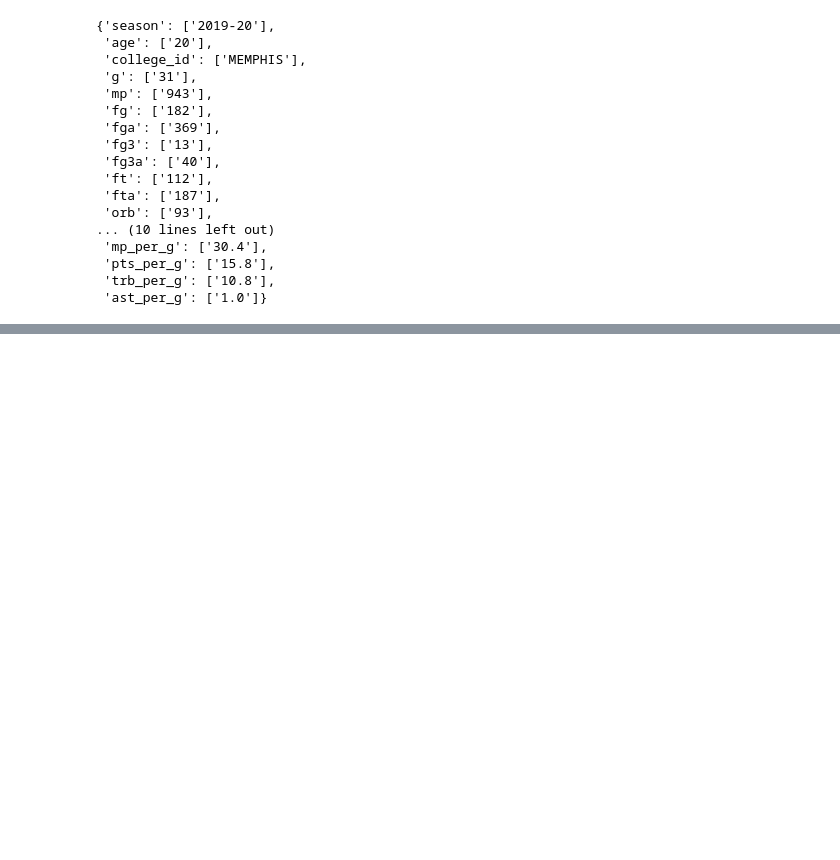
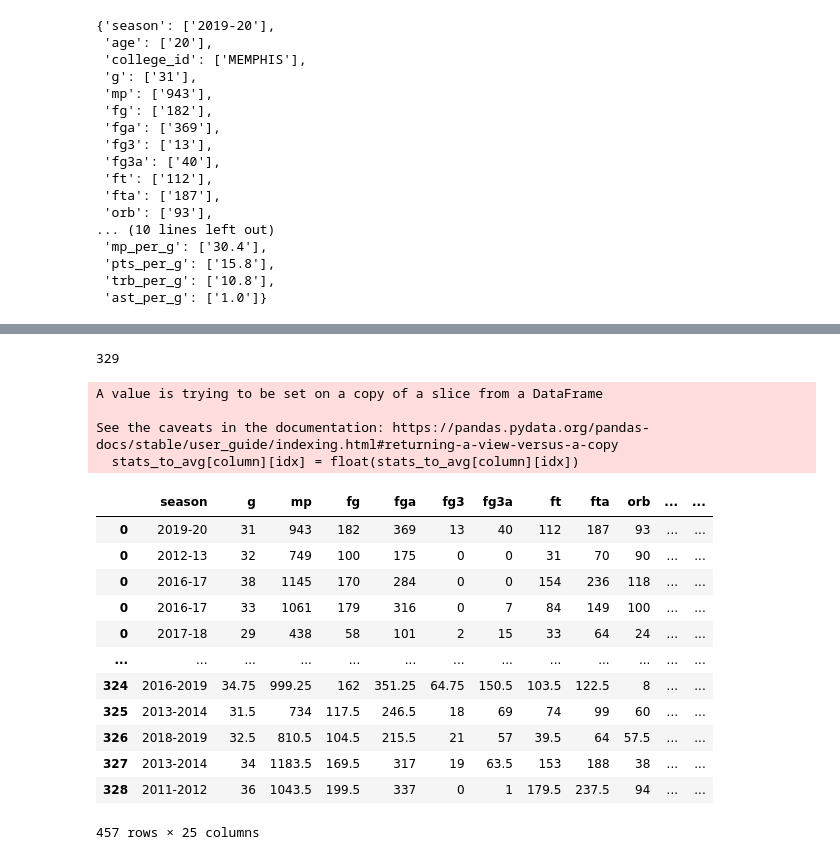
Before and after one commit to Jirawatz/NBA_Predictor, a Jupyter notebook: NBA Predictor.ipynb, the cells around one changed output, grey strips where cells are left out. Saved outputs shown, nothing was run; the diff lists cells and outputs as text; code cells hidden in the pictures; blank space fills up the shorter version.

```diff
--- a/NBA Predictor.ipynb
+++ b/NBA Predictor.ipynb
@@ -214,0 +220,3 @@ https://www.basketball-reference.com/players/a/aldrila01.html
+# %%
+df_player
+df_college_stats = build_nba_college(df_player)
@@ -214,0 +251,20 @@ https://www.basketball-reference.com/players/a/aldrila01.html
+# %%
+def get_multiple_years(df_college_stats):
+    """ Gets dataframe of players who played multiple years
+
+        Args:
+            df_college_stats (pd.DataFrame): all college player statistics
+
+        Returns:
+            df_multiples (pd.GroupBy): all statistics of multiple year players
+                                            grouped by player
+    """
+    x = df_college_stats.duplicated(['player_name'],keep=False)
+    y = df_college_stats[x].groupby('player_name',sort=False)
+
+    return(y)
+
+df_multiples = get_multiple_years(df_college_stats)
+df_multiples
+# %% [output]
+329
@@ -214,0 +310,31 @@ https://www.basketball-reference.com/players/a/aldrila01.html
+# %%
+multiples = df_college_stats.duplicated(['player_name'],keep=False)
+
+df_multiples = get_multiple_years(df_college_stats)
+
+df_college_avg = avg_college_stats(df_multiples)
+
+df_college = df_college_stats[~multiples].drop(['college_id','age'],axis=1)
+
+df_final_college = df_college.append(df_college_avg)
+# %% [output]
+A value is trying to be set on a copy of a slice from a DataFrame
+
+See the caveats in the documentation: https://pandas.pydata.org/pandas-docs/stable/user_guide/indexing.html#returning-a-view-versus-a-copy
+  stats_to_avg[column][idx] = float(stats_to_avg[column][idx])
+# %%
+df_final_college
+# %% [output]
+|  | season | g | mp | fg | fga | fg3 | fg3a | ft | fta | orb | ... | ... |
+| 0 | 2019-20 | 31 | 943 | 182 | 369 | 13 | 40 | 112 | 187 | 93 | ... | ... |
+| 0 | 2012-13 | 32 | 749 | 100 | 175 | 0 | 0 | 31 | 70 | 90 | ... | ... |
+| 0 | 2016-17 | 38 | 1145 | 170 | 284 | 0 | 0 | 154 | 236 | 118 | ... | ... |
+| 0 | 2016-17 | 33 | 1061 | 179 | 316 | 0 | 7 | 84 | 149 | 100 | ... | ... |
+| 0 | 2017-18 | 29 | 438 | 58 | 101 | 2 | 15 | 33 | 64 | 24 | ... | ... |
+| ... | ... | ... | ... | ... | ... | ... | ... | ... | ... | ... | ... | ... |
+| 324 | 2016-2019 | 34.75 | 999.25 | 162 | 351.25 | 64.75 | 150.5 | 103.5 | 122.5 | 8 | ... | ... |
+| 325 | 2013-2014 | 31.5 | 734 | 117.5 | 246.5 | 18 | 69 | 74 | 99 | 60 | ... | ... |
+| 326 | 2018-2019 | 32.5 | 810.5 | 104.5 | 215.5 | 21 | 57 | 39.5 | 64 | 57.5 | ... | ... |
+| 327 | 2013-2014 | 34 | 1183.5 | 169.5 | 317 | 19 | 63.5 | 153 | 188 | 38 | ... | ... |
+| 328 | 2011-2012 | 36 | 1043.5 | 199.5 | 337 | 0 | 1 | 179.5 | 237.5 | 94 | ... | ... |
+457 rows × 25 columns
```
Also changed, not shown: parts of 11 cells of this notebook, 1 other file.
